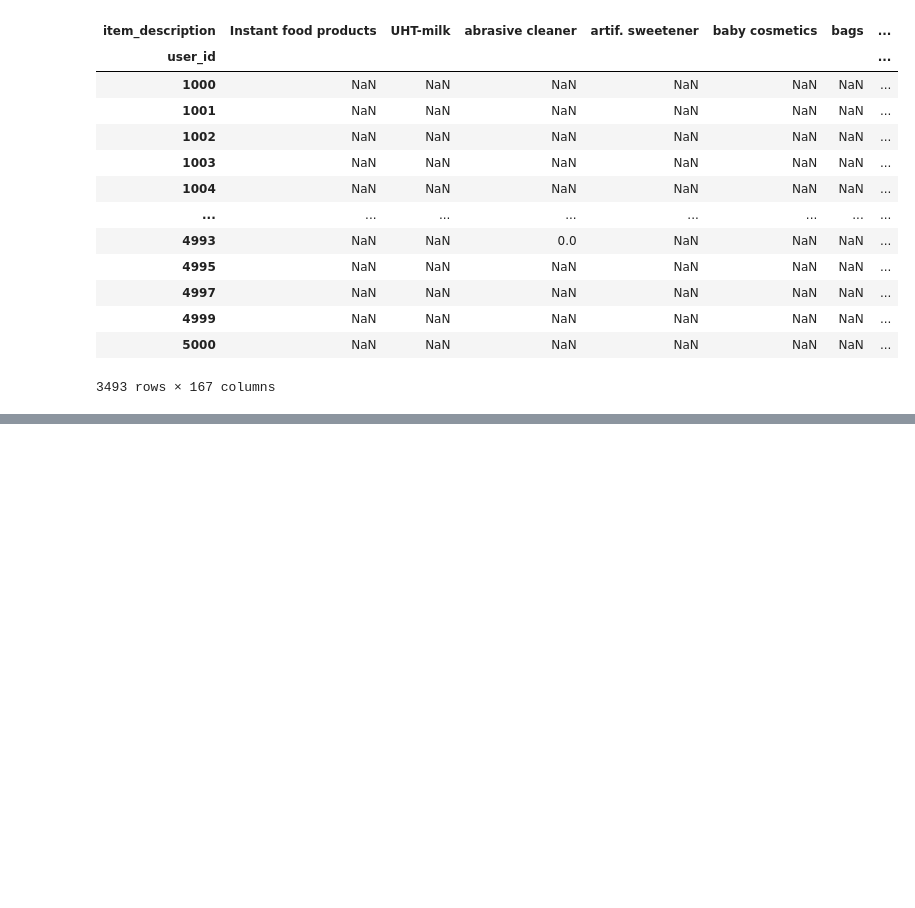
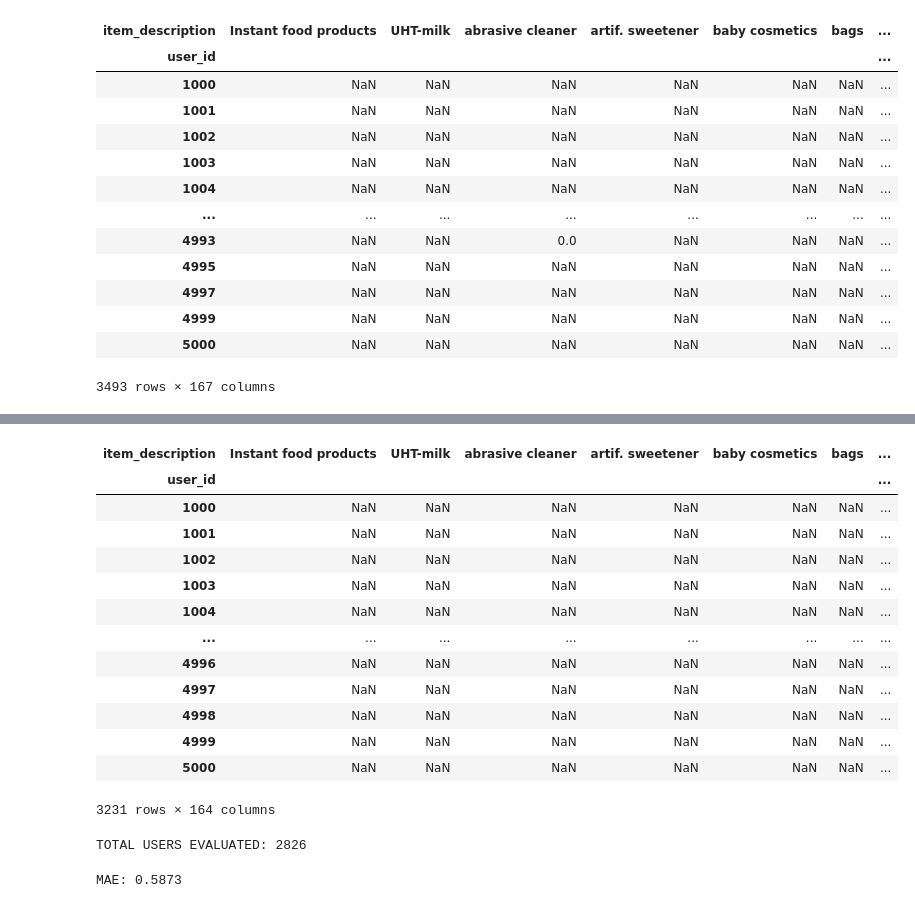
Before and after one commit to rizalhamdana/mbd_7306_assignment_3, a Jupyter notebook: collaborative_filtering/notebooks/MBD_2025_Tri1_assignment3a_a1939989_rizal_hamdan_arigusti_version_01.ipynb, the cells around one changed output, grey strips where cells are left out. Cells and saved outputs as stored; diff of their text form; code cells hidden in the pictures; blank space fills up the shorter version.

```diff
--- a/collaborative_filtering/notebooks/MBD_2025_Tri1_assignment3a_a1939989_rizal_hamdan_arigusti_version_01.ipynb
+++ b/collaborative_filtering/notebooks/MBD_2025_Tri1_assignment3a_a1939989_rizal_hamdan_arigusti_version_01.ipynb
@@ -325,0 +338,57 @@ recommend_items(train_utility_matrix, train_norm_utility_matrix_item_based, 1050
+# %%
+test_utility_matrix = generate_utility_matrix(test_set)
+test_utility_matrix
+# %% [output]
+| item_description | Instant food products | UHT-milk | abrasive cleaner | artif. sweetener | baby cosmetics | bags | ... |
+| user_id |  |  |  |  |  |  | ... |
+| 1000 | NaN | NaN | NaN | NaN | NaN | NaN | ... |
+| 1001 | NaN | NaN | NaN | NaN | NaN | NaN | ... |
+| 1002 | NaN | NaN | NaN | NaN | NaN | NaN | ... |
+| 1003 | NaN | NaN | NaN | NaN | NaN | NaN | ... |
+| 1004 | NaN | NaN | NaN | NaN | NaN | NaN | ... |
+| ... | ... | ... | ... | ... | ... | ... | ... |
+| 4996 | NaN | NaN | NaN | NaN | NaN | NaN | ... |
+| 4997 | NaN | NaN | NaN | NaN | NaN | NaN | ... |
+| 4998 | NaN | NaN | NaN | NaN | NaN | NaN | ... |
+| 4999 | NaN | NaN | NaN | NaN | NaN | NaN | ... |
+| 5000 | NaN | NaN | NaN | NaN | NaN | NaN | ... |
+3231 rows × 164 columns
+# %%
+# test_utility_matrix.fillna(0, inplace=True)
+
+def calculate_absolute_error(predicted, actual):
+    return abs(predicted - actual)
+
+user_ids_train = train_utility_matrix.index
+count = 1
+user_ids = test_utility_matrix.index
+errors_abs = []
+for id in user_ids:
+    print(f"TOTAL USERS EVALUATED: {count}", end='\r', flush=True)
+    if id not in user_ids_train:
+        continue
+
+    user_purchased_items_in_train = train_utility_matrix.loc[id]
+    user_purchased_items_in_test = test_utility_matrix.loc[id]
+    user_recommended_items = recommend_items(train_utility_matrix, item_based_similarity_matrix, id)
+
+
+    user_purchased_items_name_in_train = user_purchased_items_in_train[~user_purchased_items_in_train.isna()].index.tolist()
+    recommendation_dict = {}
+    for recom_items in user_recommended_items:
+        recommendation_dict[recom_items[0]] = recom_items[1]
+
+    for item_name, actual in user_purchased_items_in_test.items():
+        if item_name in user_purchased_items_name_in_train:
+            continue
+        if np.isnan(actual):
+            continue
+        predicted = recommendation_dict[item_name] if item_name in recommendation_dict.keys() else 0
+        errors_abs.append(calculate_absolute_error(predicted, actual))
+    count += 1
+# %% [output]
+TOTAL USERS EVALUATED: 2826
+# %%
+print(f"MAE: {np.mean(errors_abs):.4f}")
+# %% [output]
+MAE: 0.5873
```
Also changed, not shown: parts of 1 cell of this notebook.
